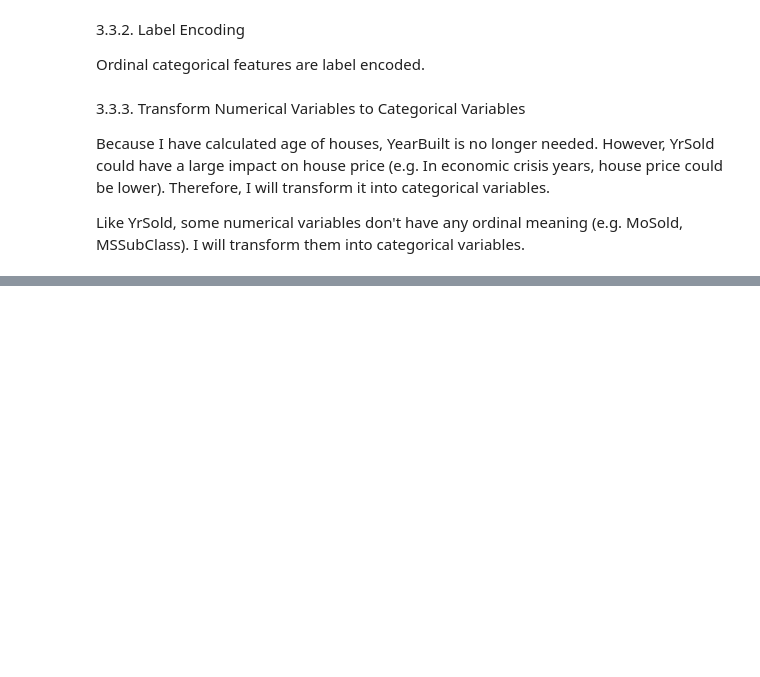
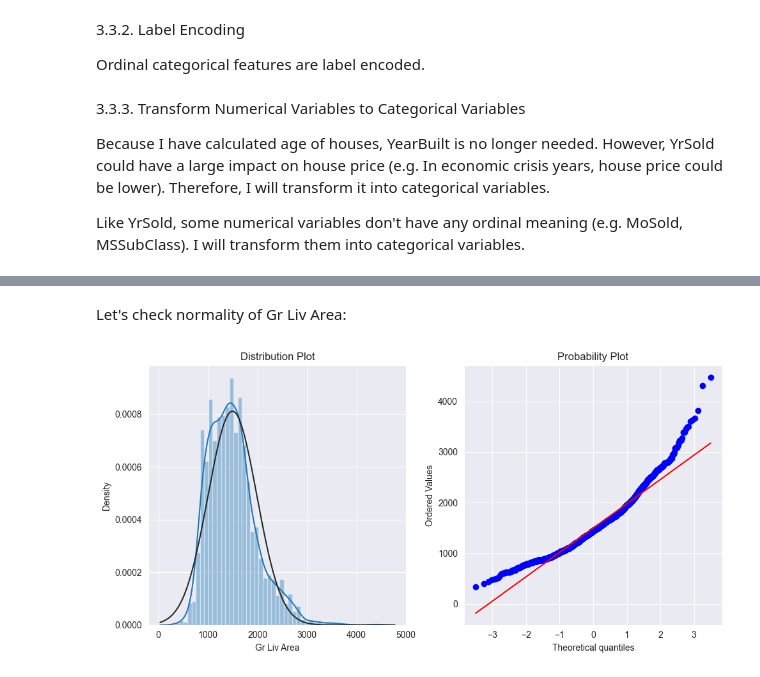
Before and after one commit to HimanshuChoudhary3004/Ames-house-prediction-with-Advance-regression, a Jupyter notebook: src/main.ipynb, the cells around one changed output, grey strips where cells are left out. Saved outputs shown, nothing was run; the diff lists cells and outputs as text; code cells hidden in the pictures; blank space fills up the shorter version.

```diff
--- a/src/main.ipynb
+++ b/src/main.ipynb
@@ -543,0 +643,6 @@ for col in to_factor_cols:
+# %% [markdown]
+Let's check normality of Gr Liv Area:
+# %%
+normality_plot(X['Gr Liv Area'])
+# %% [output]
+[figure, added]
```
Also changed, not shown: parts of 45 cells of this notebook, 2 other files.
